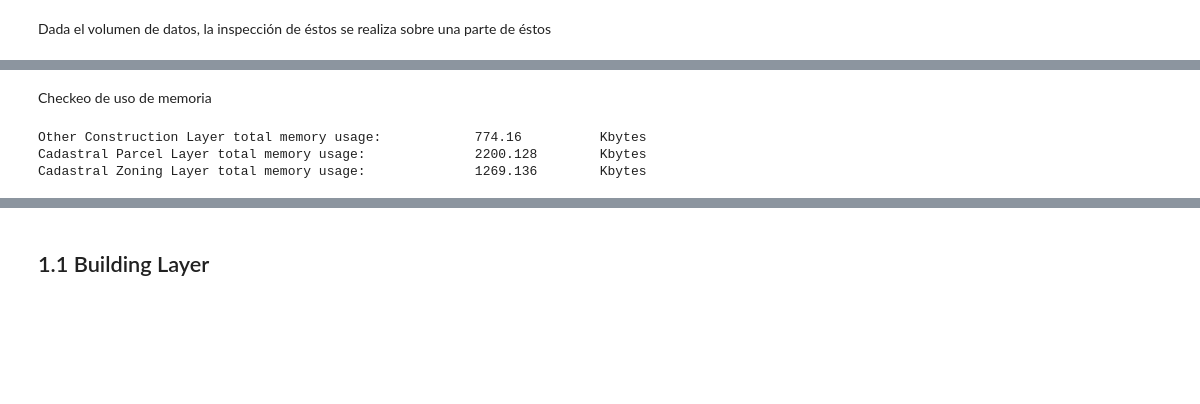
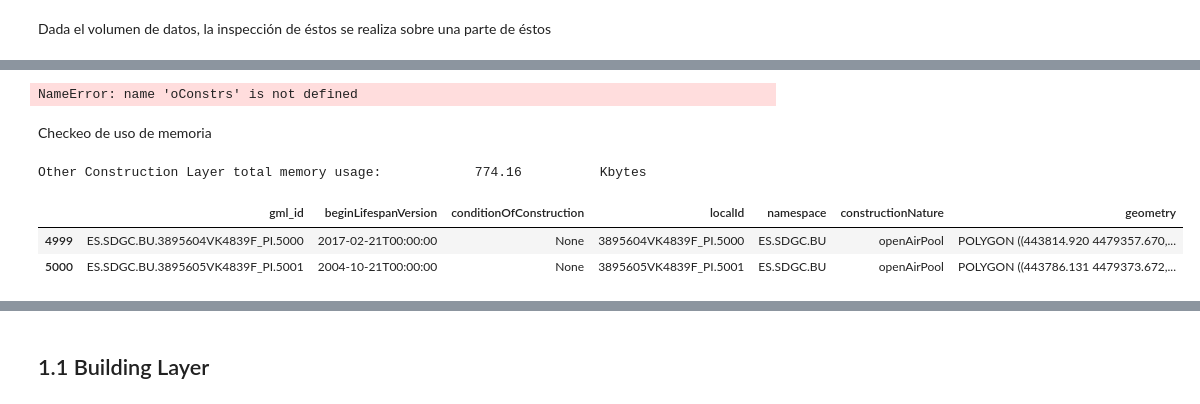
Before and after one commit to LAMDAMielgo/ih_datamadpt_FinalProyect, a Jupyter notebook: notebooks/Data Analysis -- Catastro Inspire -- Cleaning Pipeline.ipynb, the cells around one changed output, grey strips where cells are left out. Drawn from its saved outputs; the diff is of its cells as text; code cells hidden in the pictures; blank space fills up the shorter version.

Commit message:
EDA of cleaning Catastro Data

```diff
--- a/notebooks/Data Analysis -- Catastro Inspire -- Cleaning Pipeline.ipynb
+++ b/notebooks/Data Analysis -- Catastro Inspire -- Cleaning Pipeline.ipynb
@@ -325,25 +354,27 @@ Dada el volumen de datos, la inspección de éstos se realiza sobre una parte de
+# %%
+oConstrs.shape
+# %% [output]
+NameError: name 'oConstrs' is not defined
 # %%
 CATASTRO_PATH = '../data/raw/catastro'
 
 # Dentro de los datos displibles hay 4 capas en formato geojson
 
-#building_df = gpd.read_file(f"{CATASTRO_PATH}/A.ES.SDGC.BU.28900.building.geojson", rows = 25000)
-#buildingParts_df = gpd.read_file(f"{CATASTRO_PATH}/A.ES.SDGC.BU.28900.buildingpart.geojson", rows = 25000) # pt 1
-otherConstruction_df = gpd.read_file(f"{CATASTRO_PATH}/A.ES.SDGC.BU.28900.otherconstruction.geojson", rows = 25000)
-cadastralParcel = gpd.read_file(f"{CATASTRO_PATH}/A.ES.SDGC.CP.28900.cadastralparcel.geojson", rows = 25000)
-cadastralZoning = gpd.read_file(f"{CATASTRO_PATH}/A.ES.SDGC.CP.28900.cadastralzoning.geojson", rows = 25000)
+building_df = gpd.read_file(f"{CATASTRO_PATH}/A.ES.SDGC.BU.28900.building.geojson")
+#buildingParts_df = gpd.read_file(f"{CATASTRO_PATH}/A.ES.SDGC.BU.28900.buildingpart.geojson")
+otherConstruction_df = gpd.read_file(f"{CATASTRO_PATH}/A.ES.SDGC.BU.28900.otherconstruction.geojson")
+#cadastralParcel = gpd.read_file(f"{CATASTRO_PATH}/A.ES.SDGC.CP.28900.cadastralparcel.geojson")
+#cadastralZoning = gpd.read_file(f"{CATASTRO_PATH}/A.ES.SDGC.CP.28900.cadastralzoning.geojson")
 # %% [markdown]
 Checkeo de uso de memoria
 # %%
-#print(f"Building Layer total memory usage: \t\t\t{building_df.memory_usage(index=True).sum()/1000} \tKbytes")
+print(f"Building Layer total memory usage: \t\t\t{building_df.memory_usage(index=True).sum()/1000} \tKbytes")
 #print(f"Building Parts Layer total memory usage: \t\t{buildingParts_df.memory_usage(index=True).sum()/1000} \tKbytes")
 print(f"Other Construction Layer total memory usage: \t\t{otherConstruction_df.memory_usage(index=True).sum()/1000} \t\tKbytes")
-print(f"Cadastral Parcel Layer total memory usage: \t\t{cadastralParcel.memory_usage(index=True).sum()/1000} \tKbytes")
-print(f"Cadastral Zoning Layer total memory usage: \t\t{cadastralZoning.memory_usage(index=True).sum()/1000} \tKbytes")
+#print(f"Cadastral Parcel Layer total memory usage: \t\t{cadastralParcel.memory_usage(index=True).sum()/1000} \tKbytes")
+#print(f"Cadastral Zoning Layer total memory usage: \t\t{cadastralZoning.memory_usage(index=True).sum()/1000} \tKbytes")
 # %% [output]
 Other Construction Layer total memory usage:            774.16          Kbytes
-Cadastral Parcel Layer total memory usage:              2200.128        Kbytes
-Cadastral Zoning Layer total memory usage:              1269.136        Kbytes
 # %%
 ## NAMES OF GEO
 # IN OBJECT MAKE IT SO THAT filename == NAME
@@ -354,0 +389,6 @@ cadastralZoning.name = 'CAD_ZONING'
+# %%
+otherConstruction_df.iloc[4999:5001, :]
+# %% [output]
+|  | gml_id | beginLifespanVersion | conditionOfConstruction | localId | namespace | constructionNature | geometry |
+| 4999 | ES.SDGC.BU.3895604VK4839F_PI.5000 | 2017-02-21T00:00:00 | None | 3895604VK4839F_PI.5000 | ES.SDGC.BU | openAirPool | POLYGON ((443814.920 4479357.670,... |
+| 5000 | ES.SDGC.BU.3895605VK4839F_PI.5001 | 2004-10-21T00:00:00 | None | 3895605VK4839F_PI.5001 | ES.SDGC.BU | openAirPool | POLYGON ((443786.131 4479373.672,... |
```
Also changed, not shown: parts of 36 cells of this notebook, 1 other file.
